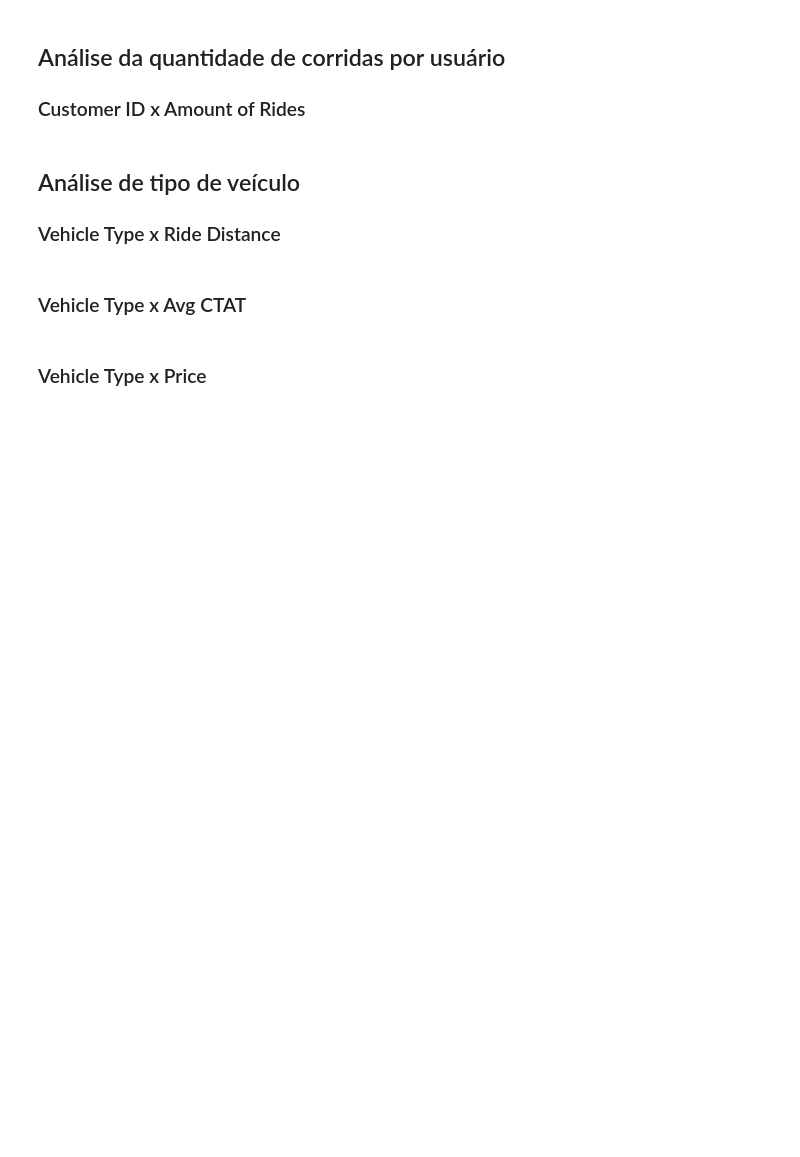
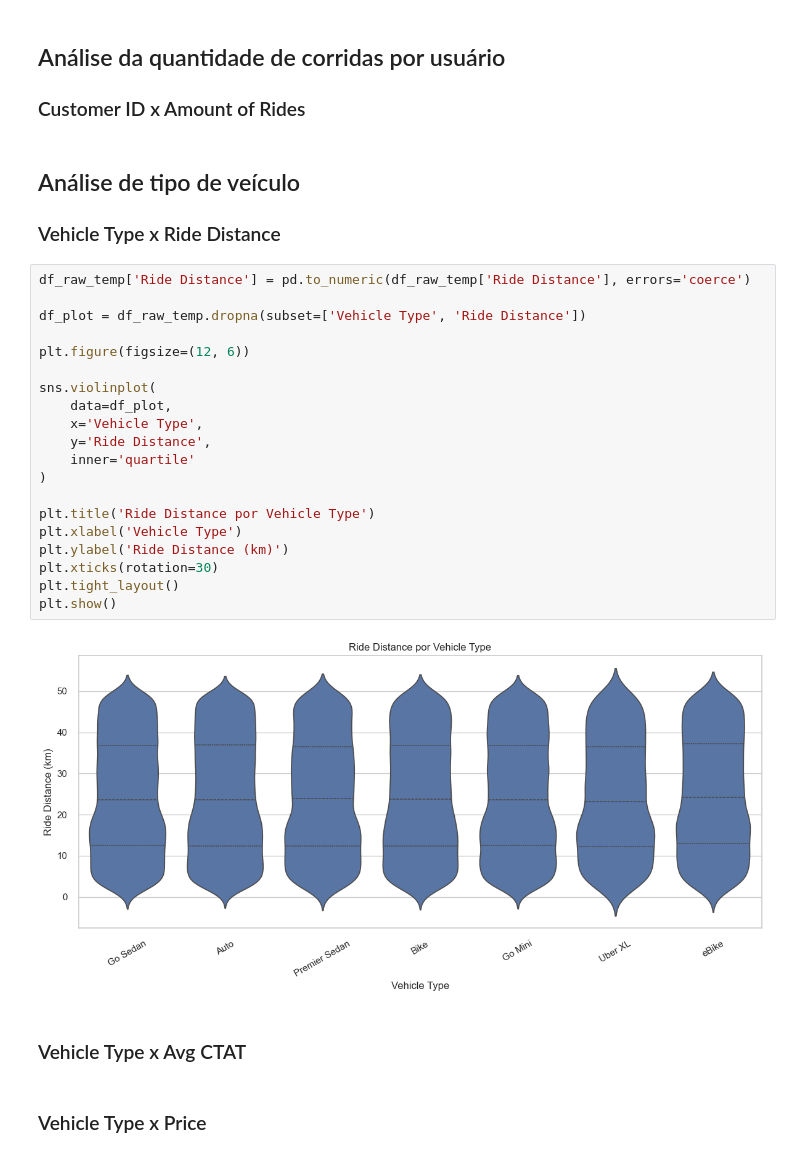
Before and after one commit to guivilela7/Uber-Data-Analytics, a Jupyter notebook: Data Layer/raw/analytics.ipynb, the cells around one changed output. Saved outputs shown, nothing was run; the diff lists cells and outputs as text; blank space fills up the shorter version.

```diff
--- a/Data Layer/raw/analytics.ipynb
+++ b/Data Layer/raw/analytics.ipynb
@@ -56,6 +78,28 @@ print(list(df_raw_temp.columns))
 ## Análise de tipo de veículo
 
 ### Vehicle Type x Ride Distance
+# %%
+df_raw_temp['Ride Distance'] = pd.to_numeric(df_raw_temp['Ride Distance'], errors='coerce')
+
+df_plot = df_raw_temp.dropna(subset=['Vehicle Type', 'Ride Distance'])
+
+plt.figure(figsize=(12, 6))
+
+sns.violinplot(
+    data=df_plot,
+    x='Vehicle Type',
+    y='Ride Distance',
+    inner='quartile'
+)
+
+plt.title('Ride Distance por Vehicle Type')
+plt.xlabel('Vehicle Type')
+plt.ylabel('Ride Distance (km)')
+plt.xticks(rotation=30)
+plt.tight_layout()
+plt.show()
+# %% [output]
+[figure, added]
 # %% [markdown]
 ### Vehicle Type x Avg CTAT
 # %% [markdown]
```
Also changed, not shown: parts of 2 cells of this notebook.
